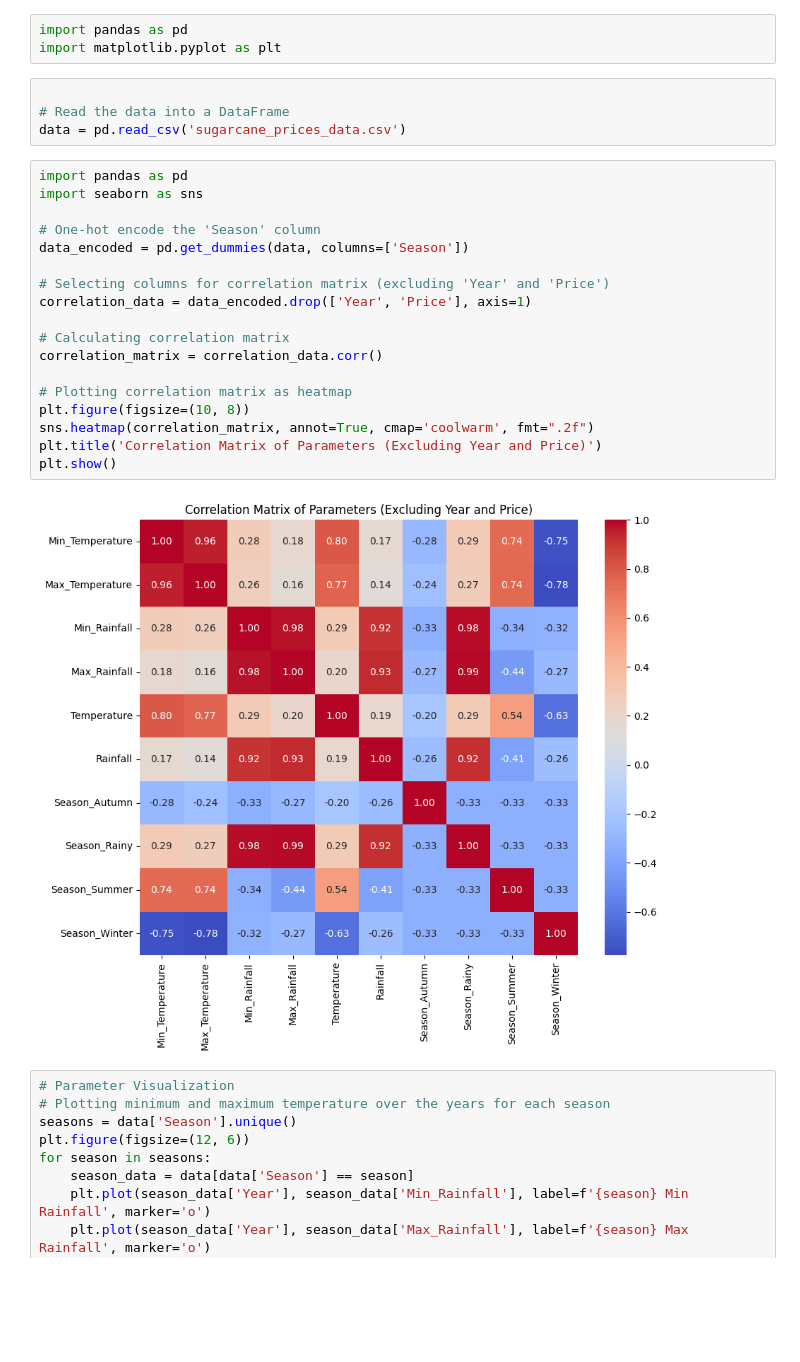
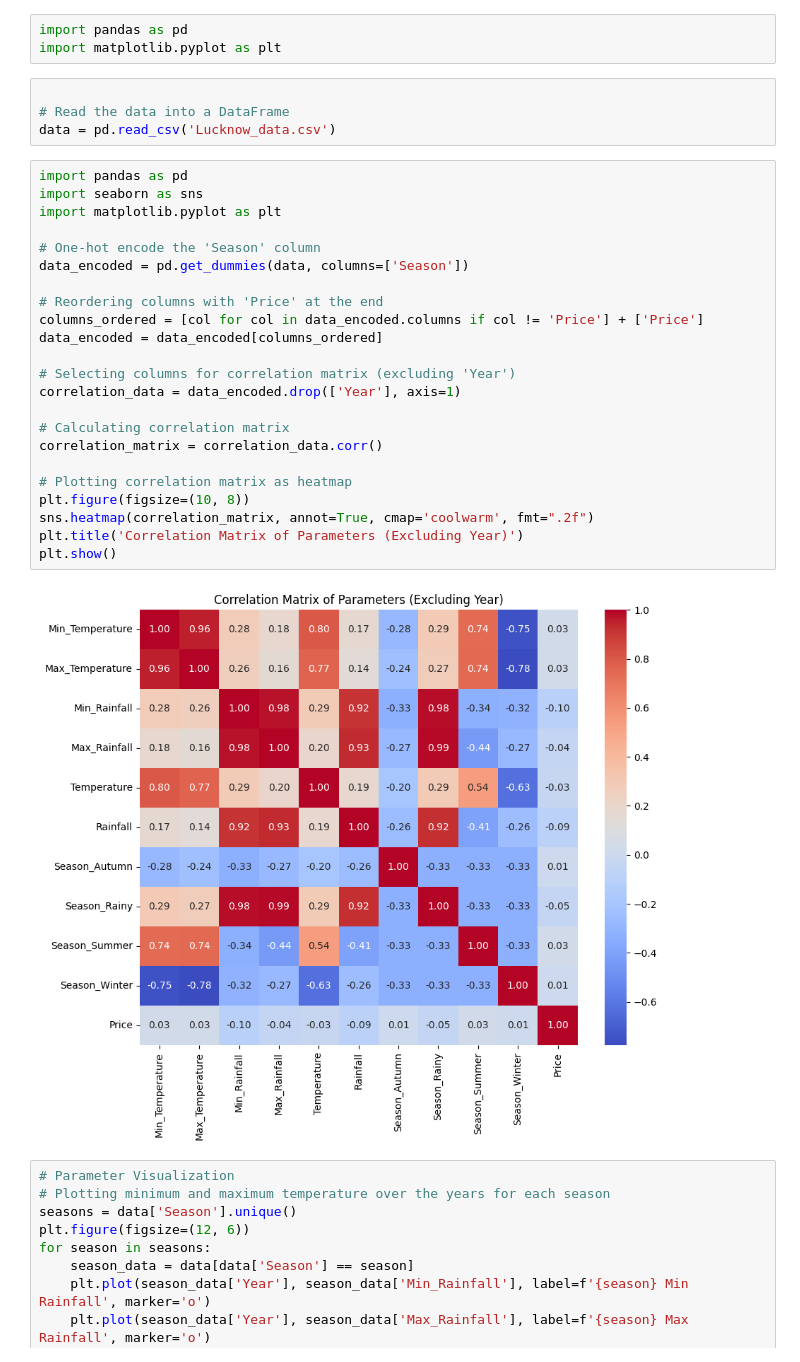
Before and after one commit to Samcoding5854/CanePredictions, a Jupyter notebook: DataVisualization.ipynb, the cells around one changed output. Drawn from its saved outputs; the diff is of its cells as text; blank space fills up the shorter version.

```diff
--- a/DataVisualization.ipynb
+++ b/DataVisualization.ipynb
@@ -4,27 +4,32 @@ import matplotlib.pyplot as plt
 # %%
 
 # Read the data into a DataFrame
-data = pd.read_csv('sugarcane_prices_data.csv')
+data = pd.read_csv('Lucknow_data.csv')
 # %%
 import pandas as pd
 import seaborn as sns
+import matplotlib.pyplot as plt
 
 # One-hot encode the 'Season' column
 data_encoded = pd.get_dummies(data, columns=['Season'])
 
-# Selecting columns for correlation matrix (excluding 'Year' and 'Price')
-correlation_data = data_encoded.drop(['Year', 'Price'], axis=1)
+# Reordering columns with 'Price' at the end
+columns_ordered = [col for col in data_encoded.columns if col != 'Price'] + ['Price']
+data_encoded = data_encoded[columns_ordered]
+
+# Selecting columns for correlation matrix (excluding 'Year')
+correlation_data = data_encoded.drop(['Year'], axis=1)
 
 # Calculating correlation matrix
 correlation_matrix = correlation_data.corr()
 
 # Plotting correlation matrix as heatmap
 plt.figure(figsize=(10, 8))
 sns.heatmap(correlation_matrix, annot=True, cmap='coolwarm', fmt=".2f")
-plt.title('Correlation Matrix of Parameters (Excluding Year and Price)')
+plt.title('Correlation Matrix of Parameters (Excluding Year)')
 plt.show()
 # %% [output]
-[figure, old version]
+[figure, new version]
 # %%
 # Parameter Visualization
 # Plotting minimum and maximum temperature over the years for each season
```
Also changed, not shown: parts of 4 cells of this notebook, 3 other files.
